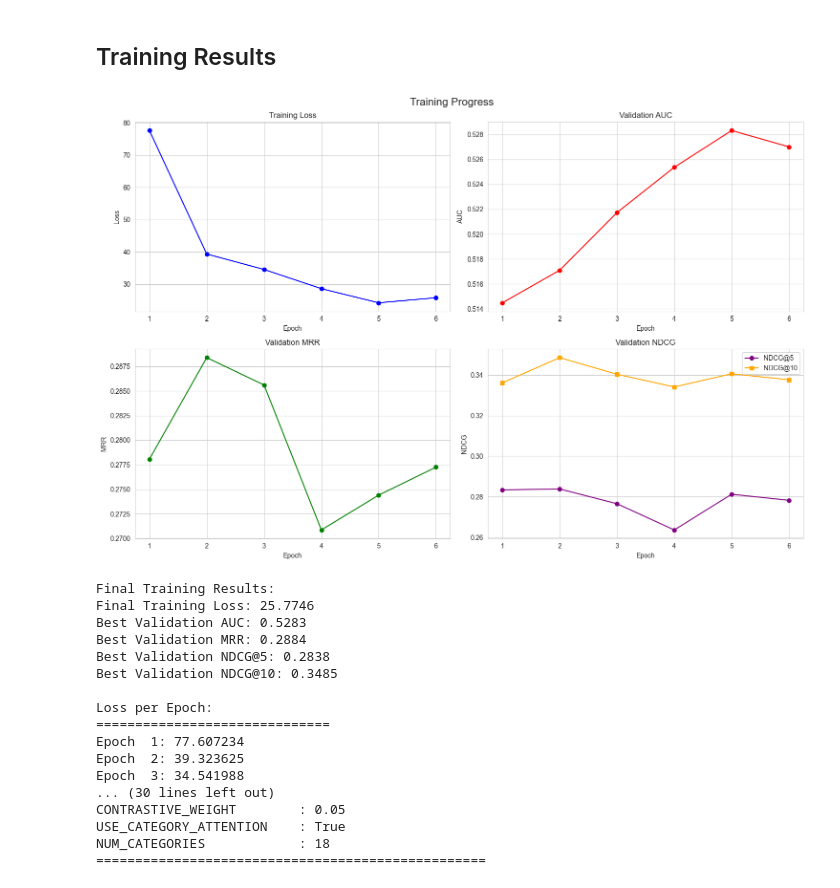
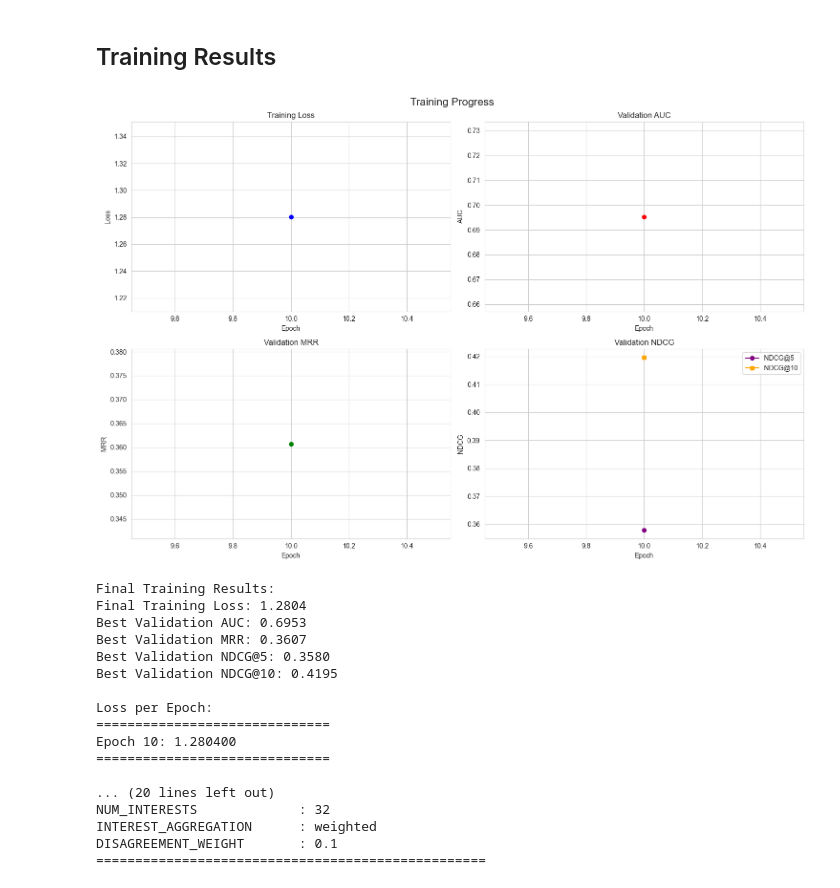
Before and after one commit to MrBigHead2004/mind-news-recommendation, a Jupyter notebook: mind_news_rec.ipynb, the cells around one changed output. Drawn from its saved outputs; the diff is of its cells as text; code cells hidden in the pictures.

```diff
--- a/mind_news_rec.ipynb
+++ b/mind_news_rec.ipynb
@@ -302,7 +300,7 @@ Best Validation AUC: 0.5283
 ## Training Results
 # %%
 # Load the checkpoint to get training history
-checkpoint = torch.load('mind_news_rec.pth', map_location=config['DEVICE'])
+checkpoint = torch.load('mind_news_rec_nrms_10.pth', map_location=config['DEVICE'])
 history = checkpoint['history']
 
 # Create subplots
@@ -337,48 +335,48 @@ axes[1, 1].set_title('Validation NDCG')
 axes[1, 1].set_xlabel('Epoch')
 axes[1, 1].set_ylabel('NDCG')
 axes[1, 1].legend()
 axes[1, 1].grid(True)
 
 plt.tight_layout()
 plt.show()
 
 # Print final metrics
 print("\nFinal Training Results:")
 print(f"Final Training Loss: {history['train_loss'][-1]:.4f}")
 print(f"Best Validation AUC: {max(history['val_auc']):.4f}")
 print(f"Best Validation MRR: {max(history['val_mrr']):.4f}")
 print(f"Best Validation NDCG@5: {max(history['val_ndcg@5']):.4f}")
 print(f"Best Validation NDCG@10: {max(history['val_ndcg@10']):.4f}")
 
 # Print loss values for each epoch
 print("\nLoss per Epoch:")
 print("=" * 30)
 for i, (epoch, loss) in enumerate(zip(history['epoch'], history['train_loss'])):
     print(f"Epoch {epoch:2d}: {loss:.6f}")
 print("=" * 30)
 
 # Print model configuration for reference
 print("\nModel Configuration:")
 print("=" * 50)
 for key, value in checkpoint['config'].items():
     print(f"{key:25s} : {value}")
 print("=" * 50)
 # %% [output]
-[figure, old version]
+[figure, new version]
 Final Training Results:
-Final Training Loss: 25.7746
-Best Validation AUC: 0.5283
-Best Validation MRR: 0.2884
-Best Validation NDCG@5: 0.2838
-Best Validation NDCG@10: 0.3485
+Final Training Loss: 1.2804
+Best Validation AUC: 0.6953
+Best Validation MRR: 0.3607
+Best Validation NDCG@5: 0.3580
+Best Validation NDCG@10: 0.4195
 
 Loss per Epoch:
 ==============================
-Epoch  1: 77.607234
-Epoch  2: 39.323625
-Epoch  3: 34.541988
-... (30 lines left out)
-CONTRASTIVE_WEIGHT        : 0.05
-USE_CATEGORY_ATTENTION    : True
-NUM_CATEGORIES            : 18
+Epoch 10: 1.280400
+==============================
+
+... (20 lines left out)
+NUM_INTERESTS             : 32
+INTEREST_AGGREGATION      : weighted
+DISAGREEMENT_WEIGHT       : 0.1
 ==================================================
```
Also changed, not shown: parts of 2 cells of this notebook, 4 other files.
